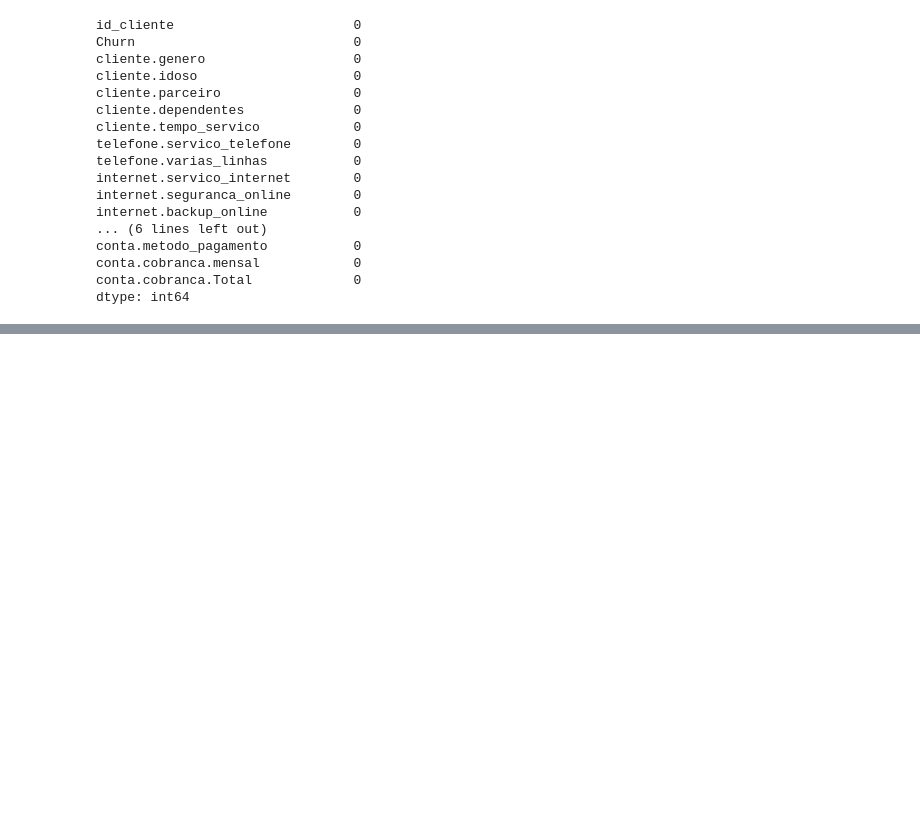
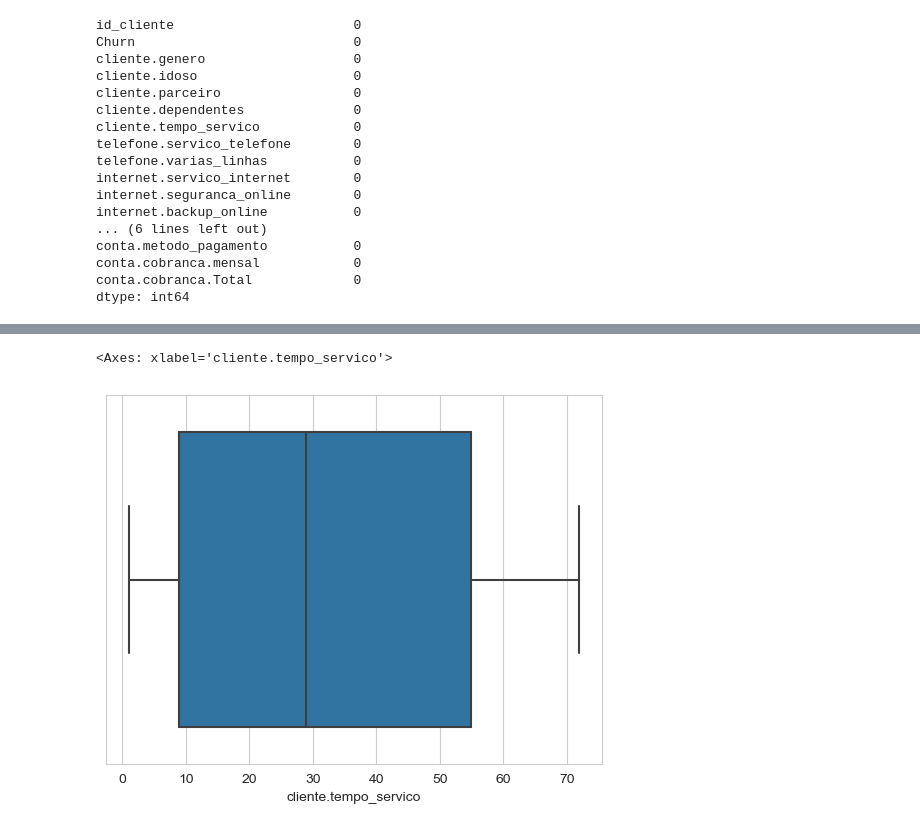
Before and after one commit to paulorobertovrc/alura-data-science, a Jupyter notebook: Pandas/pandas_limpeza_tratamento_dados.ipynb, the cells around one changed output, grey strips where cells are left out. Cells and saved outputs as stored; diff of their text form; code cells hidden in the pictures; blank space fills up the shorter version.

```diff
--- a/Pandas/pandas_limpeza_tratamento_dados.ipynb
+++ b/Pandas/pandas_limpeza_tratamento_dados.ipynb
@@ -497,0 +609,9 @@ Pode ser utilizada para preencher valores nulos.
+# %%
+q1 = df_sem_outliers['cliente.tempo_servico'].quantile(.25)
+q3 = df_sem_outliers['cliente.tempo_servico'].quantile(.75)
+iqr = q3 - q1
+limite_inferior = q1 - 1.5*iqr
+limite_superior = q3 + 1.5*iqr
+
+outliers_index = (df_sem_outliers['cliente.tempo_servico'] < limite_inferior) | (df_sem_outliers['cliente.tempo_servico'] > limite_superior)
+outliers_index
@@ -497,0 +640,3 @@ Pode ser utilizada para preencher valores nulos.
+# %%
+df_sem_outliers = df_sem_outliers[~outliers_index] # ~ -> Retorna todas as amostras, exceto a passada como parâmatro. Logo, serão removidas as linhas contidas na variável outliers_index
+df_sem_outliers
@@ -497,0 +657,5 @@ Pode ser utilizada para preencher valores nulos.
+# %%
+sns.boxplot(x=df_sem_outliers['cliente.tempo_servico'])
+# %% [output]
+<Axes: xlabel='cliente.tempo_servico'>
+[figure, added]
```
Also changed, not shown: parts of 19 cells of this notebook.
